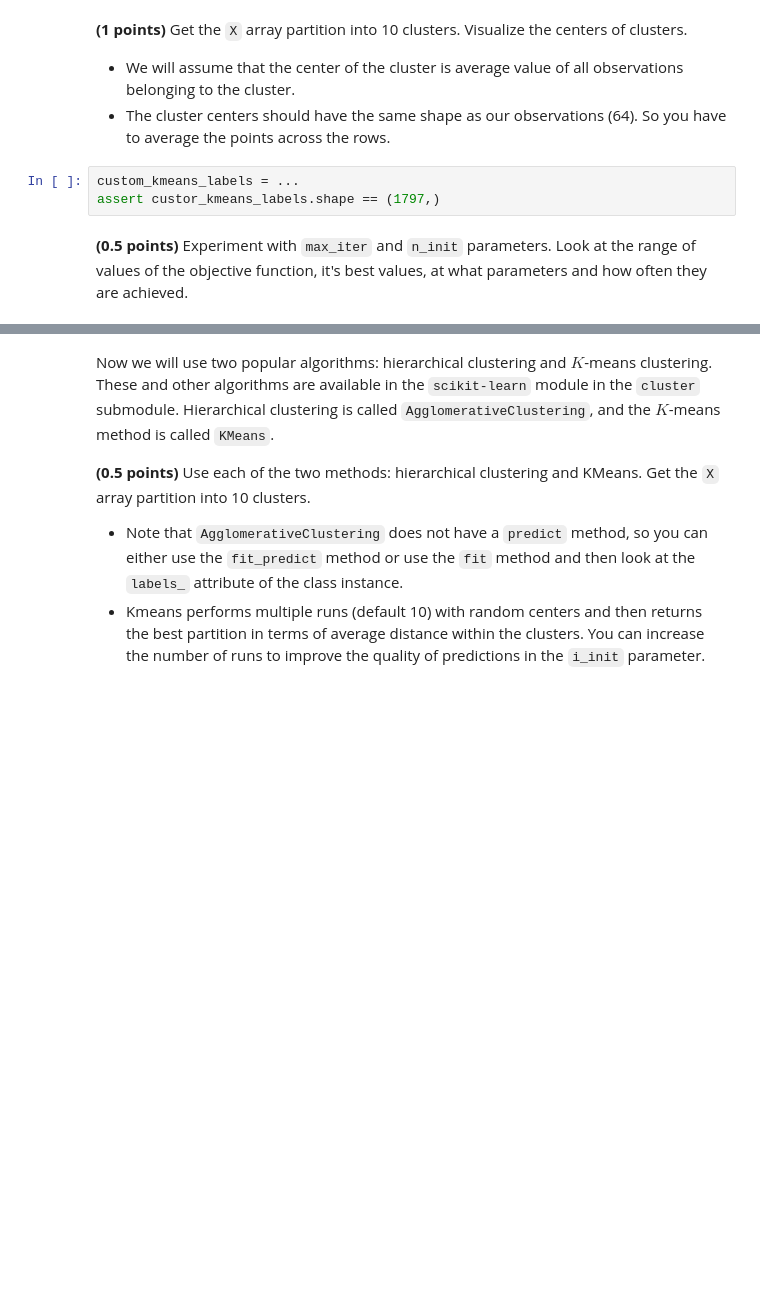
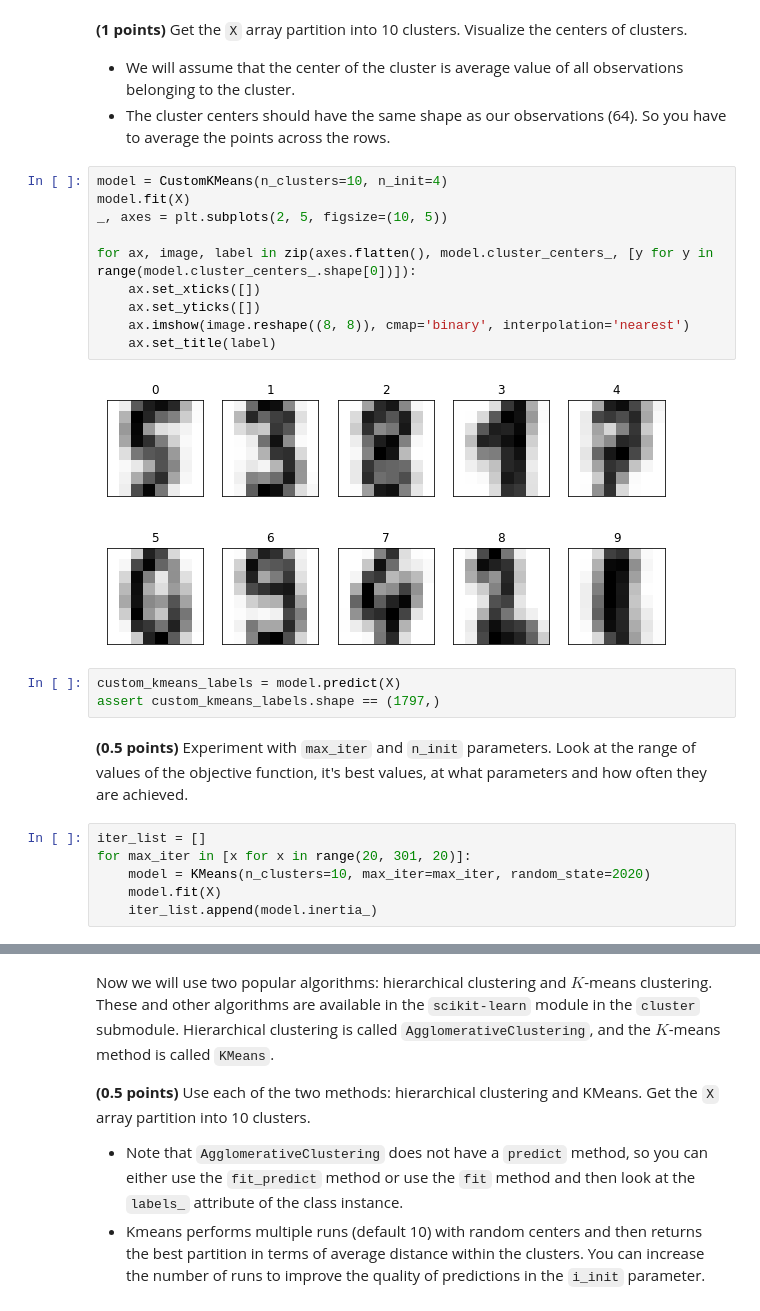
Before and after one commit to dmakuznetsov/RS-School-ML-intro-2022Q1, a Jupyter notebook: 8-clustering.ipynb, the cells around one changed output, grey strips where cells are left out. Cells and saved outputs as stored; diff of their text form; blank space fills up the shorter version.

```diff
--- a/8-clustering.ipynb
+++ b/8-clustering.ipynb
@@ -118,8 +160,26 @@ class CustomKMeans:
 **(1 points)** Get the `X` array partition into 10 clusters. Visualize the centers of clusters.
 - We will assume that the center of the cluster is average value of all observations belonging to the cluster.
 - The cluster centers should have the same shape as our observations (64). So you have to average the points across the rows.
+# %%
+model = CustomKMeans(n_clusters=10, n_init=4)
+model.fit(X)
+_, axes = plt.subplots(2, 5, figsize=(10, 5))
+
+for ax, image, label in zip(axes.flatten(), model.cluster_centers_, [y for y in range(model.cluster_centers_.shape[0])]):
+    ax.set_xticks([])
+    ax.set_yticks([])
+    ax.imshow(image.reshape((8, 8)), cmap='binary', interpolation='nearest')
+    ax.set_title(label)
+# %% [output]
+[figure, added]
 # %%
-custom_kmeans_labels = ...
-assert custor_kmeans_labels.shape == (1797,)
+custom_kmeans_labels = model.predict(X)
+assert custom_kmeans_labels.shape == (1797,)
 # %% [markdown]
 **(0.5 points)** Experiment with `max_iter` and `n_init` parameters. Look at the range of values of the objective function, it's best values, at what parameters and how often they are achieved.
+# %%
+iter_list = []
+for max_iter in [x for x in range(20, 301, 20)]:
+    model = KMeans(n_clusters=10, max_iter=max_iter, random_state=2020)
+    model.fit(X)
+    iter_list.append(model.inertia_)
```
Also changed, not shown: parts of 22 cells of this notebook.
